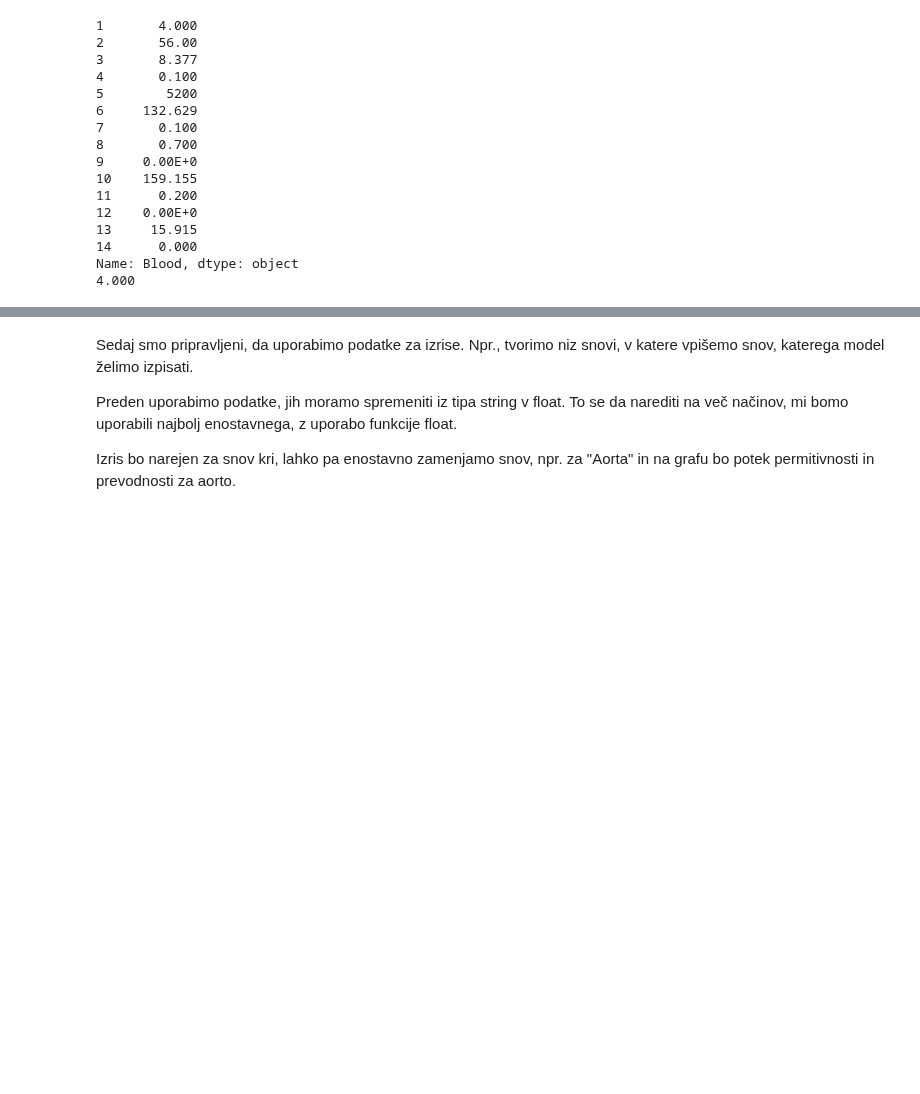
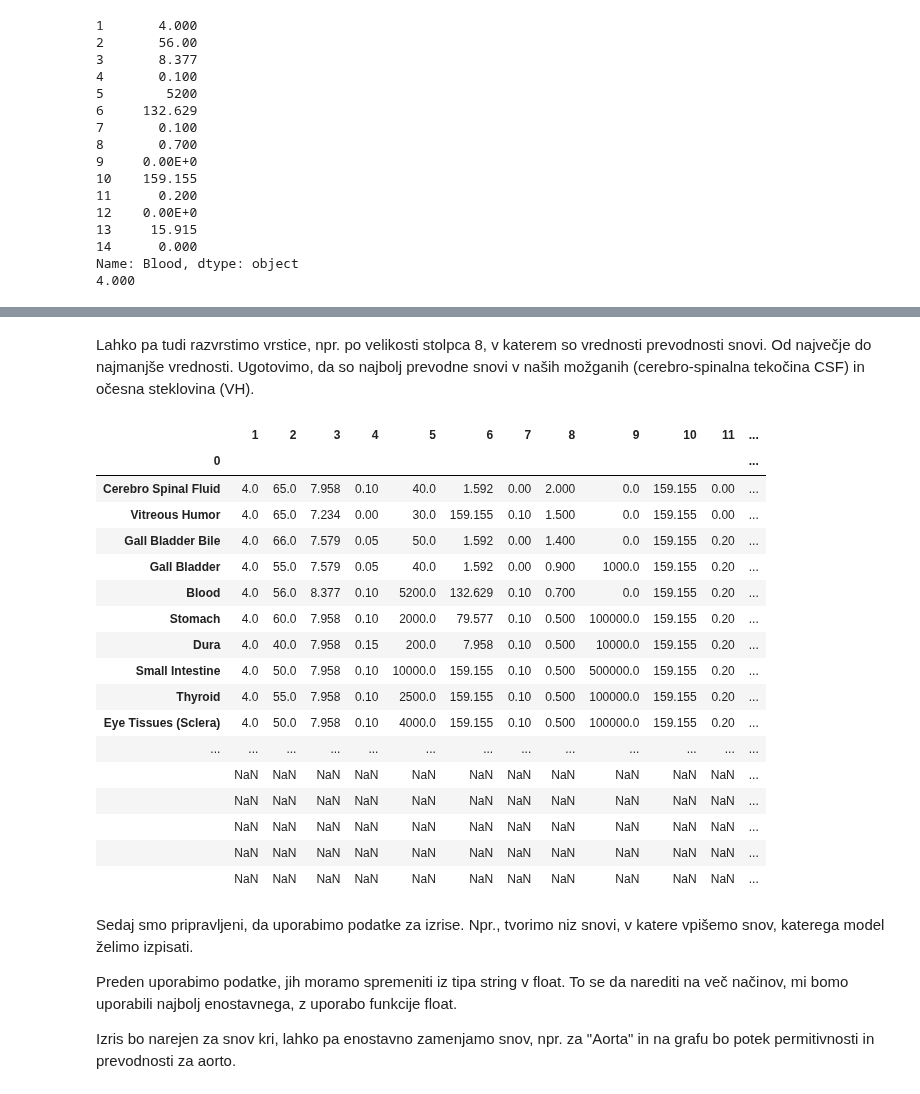
Before and after one commit to osnove/Dodatno, a Jupyter notebook: BeautifulSoup_Pandas.ipynb, the cells around one changed output, grey strips where cells are left out. Drawn from its saved outputs; the diff is of its cells as text; code cells hidden in the pictures; blank space fills up the shorter version.

```diff
--- a/BeautifulSoup_Pandas.ipynb
+++ b/BeautifulSoup_Pandas.ipynb
@@ -226,0 +218,4 @@ Name: Blood, dtype: object
+# %%
+df2 = df.apply(pd.to_numeric, errors='coerce') # spremeni str vrednosti v numerične, kjer ne gre izpiše NaN
+df3=df2[df2[8] > 0.5]
+df3
@@ -227,3 +230,27 @@ Name: Blood, dtype: object
+# %% [markdown]
+Lahko pa tudi razvrstimo vrstice, npr. po velikosti stolpca 8, v katerem so vrednosti prevodnosti snovi. Od največje do najmanjše vrednosti. Ugotovimo, da so najbolj prevodne snovi v naših možganih (cerebro-spinalna tekočina CSF) in očesna steklovina (VH).
+# %%
+# Razvrščanje glede na vrednosti v stolpcu
+df2.sort_values(by=[8],ascending=False)
+# %% [output]
+|  | 1 | 2 | 3 | 4 | 5 | 6 | 7 | 8 | 9 | 10 | 11 | ... |
+| 0 |  |  |  |  |  |  |  |  |  |  |  | ... |
+| Cerebro Spinal Fluid | 4.0 | 65.0 | 7.958 | 0.10 | 40.0 | 1.592 | 0.00 | 2.000 | 0.0 | 159.155 | 0.00 | ... |
+| Vitreous Humor | 4.0 | 65.0 | 7.234 | 0.00 | 30.0 | 159.155 | 0.10 | 1.500 | 0.0 | 159.155 | 0.00 | ... |
+| Gall Bladder Bile | 4.0 | 66.0 | 7.579 | 0.05 | 50.0 | 1.592 | 0.00 | 1.400 | 0.0 | 159.155 | 0.20 | ... |
+| Gall Bladder | 4.0 | 55.0 | 7.579 | 0.05 | 40.0 | 1.592 | 0.00 | 0.900 | 1000.0 | 159.155 | 0.20 | ... |
+| Blood | 4.0 | 56.0 | 8.377 | 0.10 | 5200.0 | 132.629 | 0.10 | 0.700 | 0.0 | 159.155 | 0.20 | ... |
+| Stomach | 4.0 | 60.0 | 7.958 | 0.10 | 2000.0 | 79.577 | 0.10 | 0.500 | 100000.0 | 159.155 | 0.20 | ... |
+| Dura | 4.0 | 40.0 | 7.958 | 0.15 | 200.0 | 7.958 | 0.10 | 0.500 | 10000.0 | 159.155 | 0.20 | ... |
+| Small Intestine | 4.0 | 50.0 | 7.958 | 0.10 | 10000.0 | 159.155 | 0.10 | 0.500 | 500000.0 | 159.155 | 0.20 | ... |
+| Thyroid | 4.0 | 55.0 | 7.958 | 0.10 | 2500.0 | 159.155 | 0.10 | 0.500 | 100000.0 | 159.155 | 0.20 | ... |
+| Eye Tissues (Sclera) | 4.0 | 50.0 | 7.958 | 0.10 | 4000.0 | 159.155 | 0.10 | 0.500 | 100000.0 | 159.155 | 0.20 | ... |
+| ... | ... | ... | ... | ... | ... | ... | ... | ... | ... | ... | ... | ... |
+|  | NaN | NaN | NaN | NaN | NaN | NaN | NaN | NaN | NaN | NaN | NaN | ... |
+|  | NaN | NaN | NaN | NaN | NaN | NaN | NaN | NaN | NaN | NaN | NaN | ... |
+|  | NaN | NaN | NaN | NaN | NaN | NaN | NaN | NaN | NaN | NaN | NaN | ... |
+|  | NaN | NaN | NaN | NaN | NaN | NaN | NaN | NaN | NaN | NaN | NaN | ... |
+|  | NaN | NaN | NaN | NaN | NaN | NaN | NaN | NaN | NaN | NaN | NaN | ... |
 # %% [markdown]
 Sedaj smo pripravljeni, da uporabimo podatke za izrise. Npr., tvorimo niz snovi, v katere vpišemo snov, katerega model želimo izpisati.
 
```
Also changed, not shown: parts of 10 cells of this notebook.
